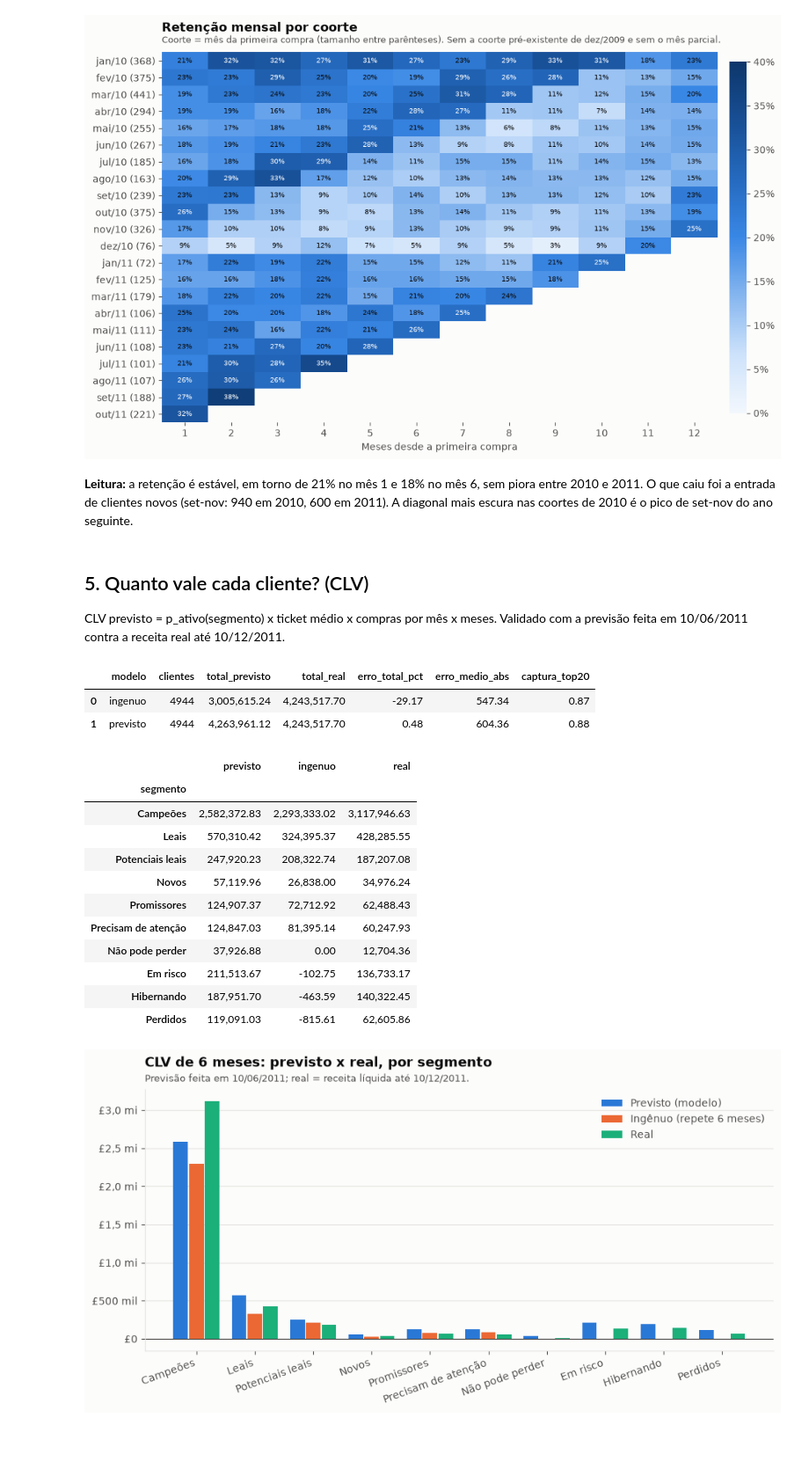
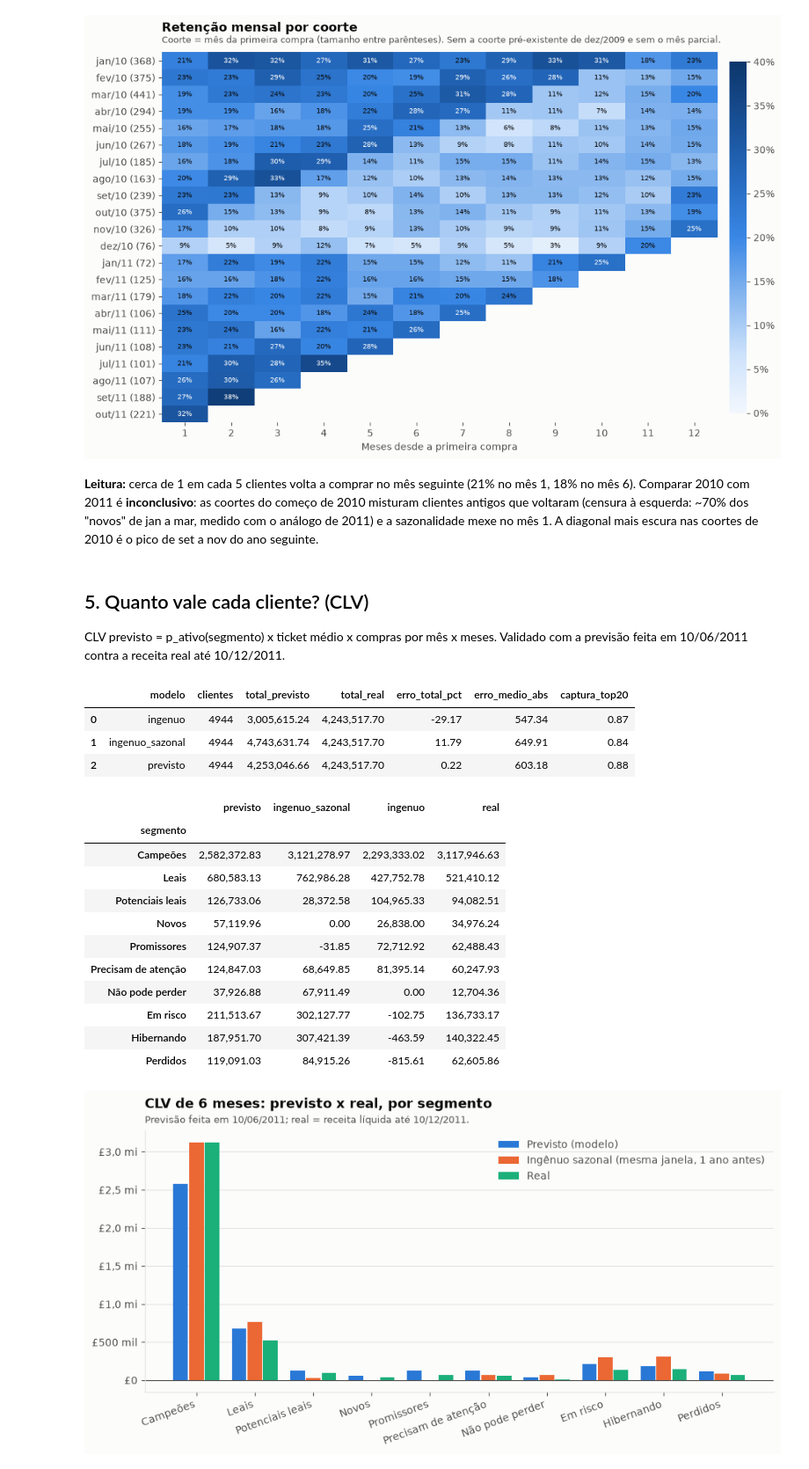
Before and after one commit to DiegoSantiago1/customer-analytics-online-retail, a Jupyter notebook: notebooks/customer_analytics.ipynb, the cells around one changed output. Shown at 88% size. Drawn from its saved outputs; the diff is of its cells as text; code cells hidden in the pictures; blank space fills up the shorter version.

```diff
--- a/notebooks/customer_analytics.ipynb
+++ b/notebooks/customer_analytics.ipynb
@@ -210,11 +193,12 @@ media
 | 6 | 730 | 3957 | 0.18 |
 | 12 | 606 | 3288 | 0.18 |
 [figure]
-# %% [markdown]
-**Leitura:** a retenção é estável, em torno de 21% no mês 1 e 18% no mês 6, sem
-piora entre 2010 e 2011. O que caiu foi a entrada de clientes novos (set-nov: 940 em
-2010, 600 em 2011). A diagonal mais escura nas coortes de 2010 é o pico de set-nov do
-ano seguinte.
+# %% [markdown]
+**Leitura:** cerca de 1 em cada 5 clientes volta a comprar no mês seguinte (21%
+no mês 1, 18% no mês 6). Comparar 2010 com 2011 é **inconclusivo**: as coortes do
+começo de 2010 misturam clientes antigos que voltaram (censura à esquerda: ~70% dos
+"novos" de jan a mar, medido com o análogo de 2011) e a sazonalidade mexe no mês 1. A
+diagonal mais escura nas coortes de 2010 é o pico de set a nov do ano seguinte.
 # %% [markdown]
 ## 5. Quanto vale cada cliente? (CLV)
 
@@ -223,25 +207,26 @@ com a previsão feita em 10/06/2011 contra a receita real até 10/12/2011.
 # %%
 resumo_clv = ler("SELECT * FROM analise.clv_validacao")
 display(resumo_clv)
 validacao_clv = ler("SELECT * FROM analise.clv_validacao_cliente")
 ordem = resumo.sort_values("ordem")["segmento"].tolist()
 fig = graficos.clv_previsto_vs_real(validacao_clv, ordem)
 salvar(fig, "clv_validacao")
-validacao_clv.groupby("segmento")[["previsto", "ingenuo", "real"]].sum().reindex(ordem)
+validacao_clv.groupby("segmento")[["previsto", "ingenuo_sazonal", "ingenuo", "real"]].sum().reindex(ordem)
 # %% [output]
 |  | modelo | clientes | total_previsto | total_real | erro_total_pct | erro_medio_abs | captura_top20 |
 | 0 | ingenuo | 4944 | 3,005,615.24 | 4,243,517.70 | -29.17 | 547.34 | 0.87 |
-| 1 | previsto | 4944 | 4,263,961.12 | 4,243,517.70 | 0.48 | 604.36 | 0.88 |
+| 1 | ingenuo_sazonal | 4944 | 4,743,631.74 | 4,243,517.70 | 11.79 | 649.91 | 0.84 |
+| 2 | previsto | 4944 | 4,253,046.66 | 4,243,517.70 | 0.22 | 603.18 | 0.88 |
-|  | previsto | ingenuo | real |
-| segmento |  |  |  |
-| Campeões | 2,582,372.83 | 2,293,333.02 | 3,117,946.63 |
-| Leais | 570,310.42 | 324,395.37 | 428,285.55 |
-| Potenciais leais | 247,920.23 | 208,322.74 | 187,207.08 |
-| Novos | 57,119.96 | 26,838.00 | 34,976.24 |
-| Promissores | 124,907.37 | 72,712.92 | 62,488.43 |
-| Precisam de atenção | 124,847.03 | 81,395.14 | 60,247.93 |
-| Não pode perder | 37,926.88 | 0.00 | 12,704.36 |
-| Em risco | 211,513.67 | -102.75 | 136,733.17 |
-| Hibernando | 187,951.70 | -463.59 | 140,322.45 |
-| Perdidos | 119,091.03 | -815.61 | 62,605.86 |
+|  | previsto | ingenuo_sazonal | ingenuo | real |
+| segmento |  |  |  |  |
+| Campeões | 2,582,372.83 | 3,121,278.97 | 2,293,333.02 | 3,117,946.63 |
+| Leais | 680,583.13 | 762,986.28 | 427,752.78 | 521,410.12 |
+| Potenciais leais | 126,733.06 | 28,372.58 | 104,965.33 | 94,082.51 |
+| Novos | 57,119.96 | 0.00 | 26,838.00 | 34,976.24 |
+| Promissores | 124,907.37 | -31.85 | 72,712.92 | 62,488.43 |
+| Precisam de atenção | 124,847.03 | 68,649.85 | 81,395.14 | 60,247.93 |
+| Não pode perder | 37,926.88 | 67,911.49 | 0.00 | 12,704.36 |
+| Em risco | 211,513.67 | 302,127.77 | -102.75 | 136,733.17 |
+| Hibernando | 187,951.70 | 307,421.39 | -463.59 | 140,322.45 |
+| Perdidos | 119,091.03 | 84,915.26 | -815.61 | 62,605.86 |
-[figure, old version]
+[figure, new version]
```
Also changed, not shown: parts of 13 cells of this notebook, 51 other files.
